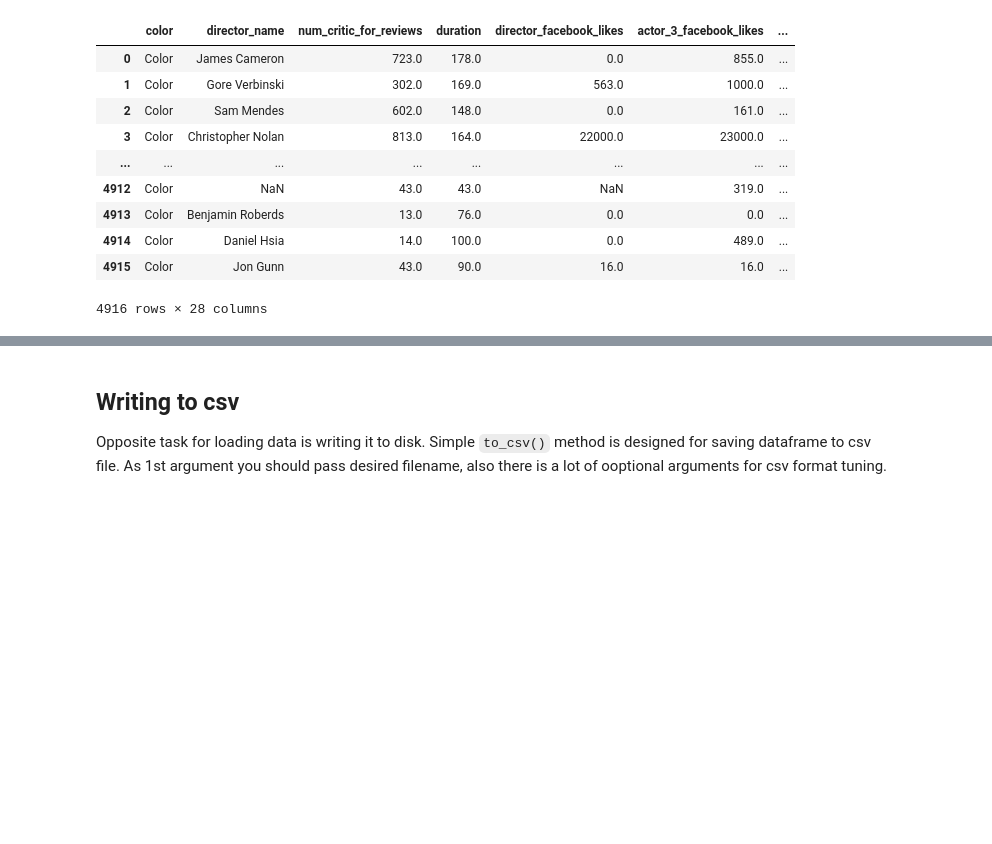
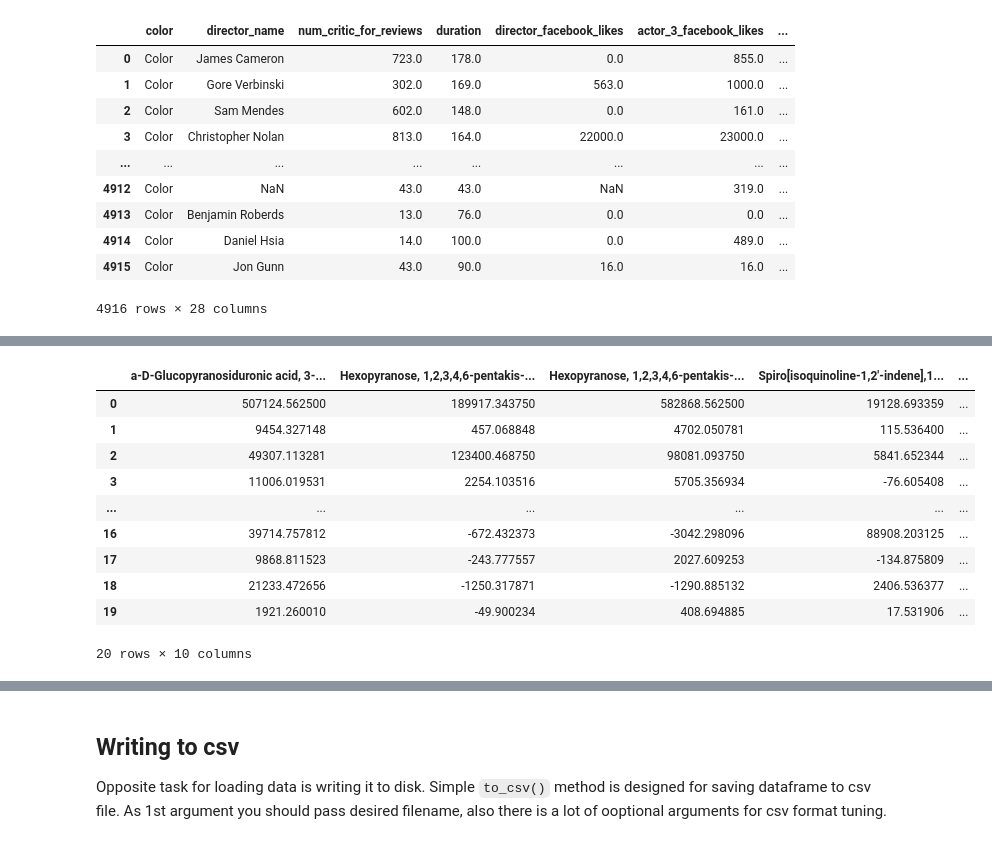
Before and after one commit to Serfentum/ML2018, a Jupyter notebook: pandas/1_creating_reading.ipynb, the cells around one changed output, grey strips where cells are left out. Drawn from its saved outputs; the diff is of its cells as text; code cells hidden in the pictures; blank space fills up the shorter version.

Commit message:
Add read_excel() example to pandas 1st, modify TODO in README

```diff
--- a/pandas/1_creating_reading.ipynb
+++ b/pandas/1_creating_reading.ipynb
@@ -125,0 +136,16 @@ movie
+# %%
+# Take 1st sheet
+a = pd.read_excel('data/concentrations.xlsx', 0)
+a
+# %% [output]
+|  | а-D-Glucopyranosiduronic acid, 3-... | Hexopyranose, 1,2,3,4,6-pentakis-... | Hexopyranose, 1,2,3,4,6-pentakis-... | Spiro[isoquinoline-1,2'-indene],1... | ... |
+| 0 | 507124.562500 | 189917.343750 | 582868.562500 | 19128.693359 | ... |
+| 1 | 9454.327148 | 457.068848 | 4702.050781 | 115.536400 | ... |
+| 2 | 49307.113281 | 123400.468750 | 98081.093750 | 5841.652344 | ... |
+| 3 | 11006.019531 | 2254.103516 | 5705.356934 | -76.605408 | ... |
+| ... | ... | ... | ... | ... | ... |
+| 16 | 39714.757812 | -672.432373 | -3042.298096 | 88908.203125 | ... |
+| 17 | 9868.811523 | -243.777557 | 2027.609253 | -134.875809 | ... |
+| 18 | 21233.472656 | -1250.317871 | -1290.885132 | 2406.536377 | ... |
+| 19 | 1921.260010 | -49.900234 | 408.694885 | 17.531906 | ... |
+20 rows × 10 columns
```
Also changed, not shown: parts of 3 cells of this notebook, 1 other file.
